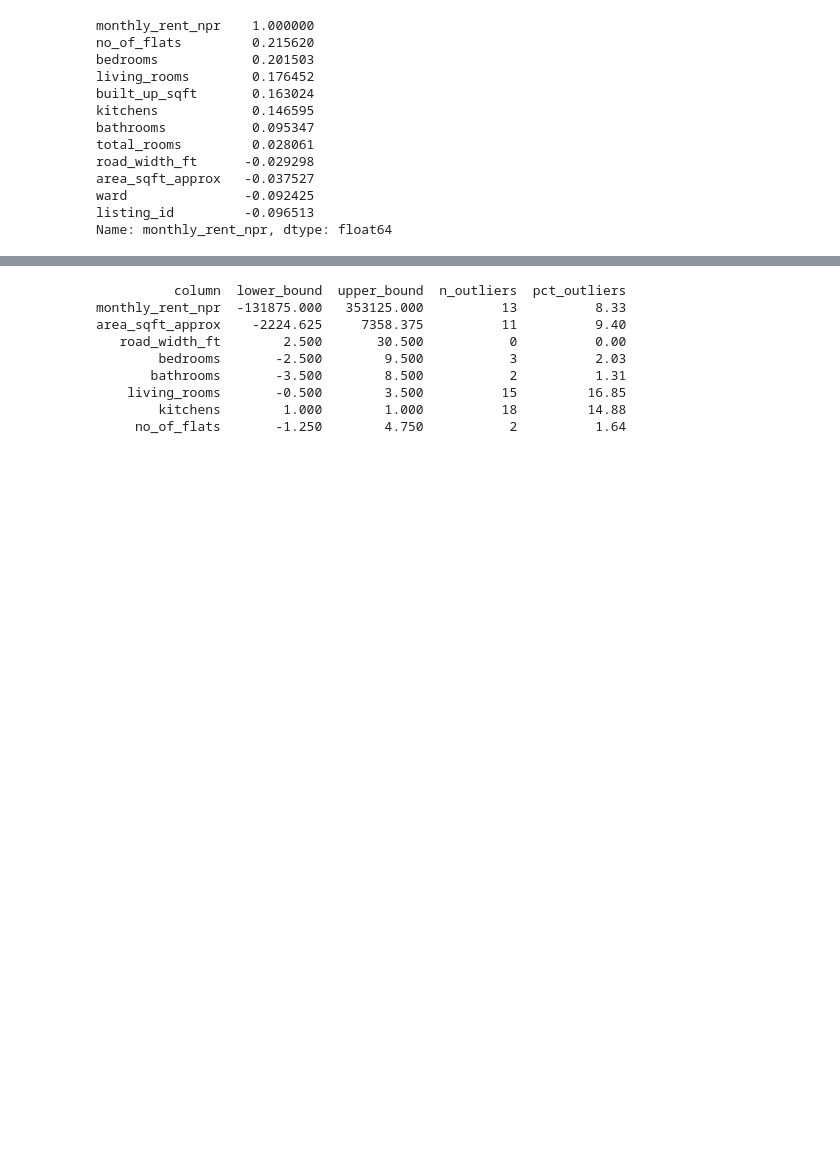
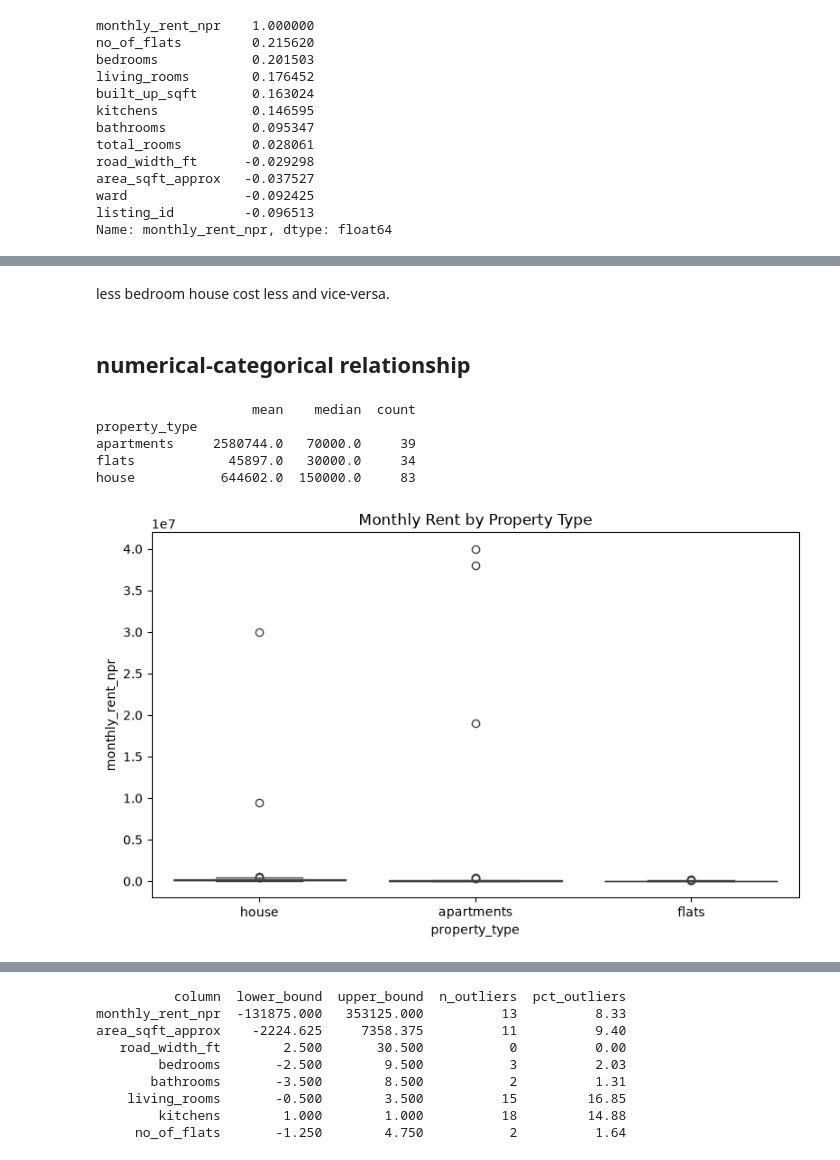
Before and after one commit to Anisha-Rijal-09/Kathmandu-Rental-Price-Predictor, a Jupyter notebook: nepal_rental_main.ipynb, the cells around one changed output, grey strips where cells are left out. Saved outputs shown, nothing was run; the diff lists cells and outputs as text; code cells hidden in the pictures; blank space fills up the shorter version.

```diff
--- a/nepal_rental.ipynb
+++ b/nepal_rental_main.ipynb
@@ -140,0 +154,19 @@ Bedrooms and bathrooms are the strongest numeric predictors of rent — bigger,
+# %% [markdown]
+less bedroom house cost less and vice-versa.
+# %% [markdown]
+## numerical-categorical relationship
+# %%
+print(data.groupby("property_type")["monthly_rent_npr"].agg(["mean","median","count"]).round(0))
+
+plt.figure(figsize=(8, 5))
+sns.boxplot(data=data, x="property_type", y="monthly_rent_npr")
+plt.title("Monthly Rent by Property Type")
+plt.tight_layout()
+plt.show()
+# %% [output]
+                    mean    median  count
+property_type
+apartments     2580744.0   70000.0     39
+flats            45897.0   30000.0     34
+house           644602.0  150000.0     83
+[figure, added]
```
Also changed, not shown: parts of 23 cells of this notebook, 1 other file.
